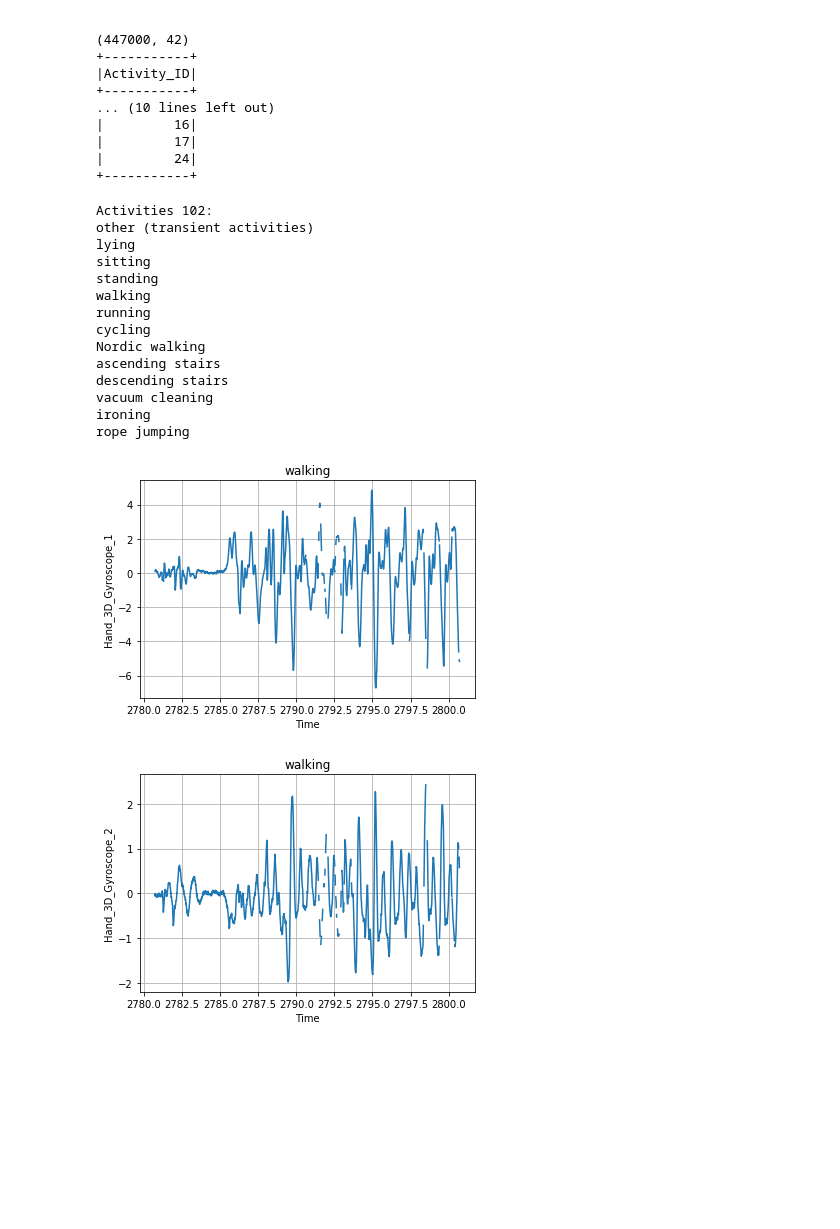
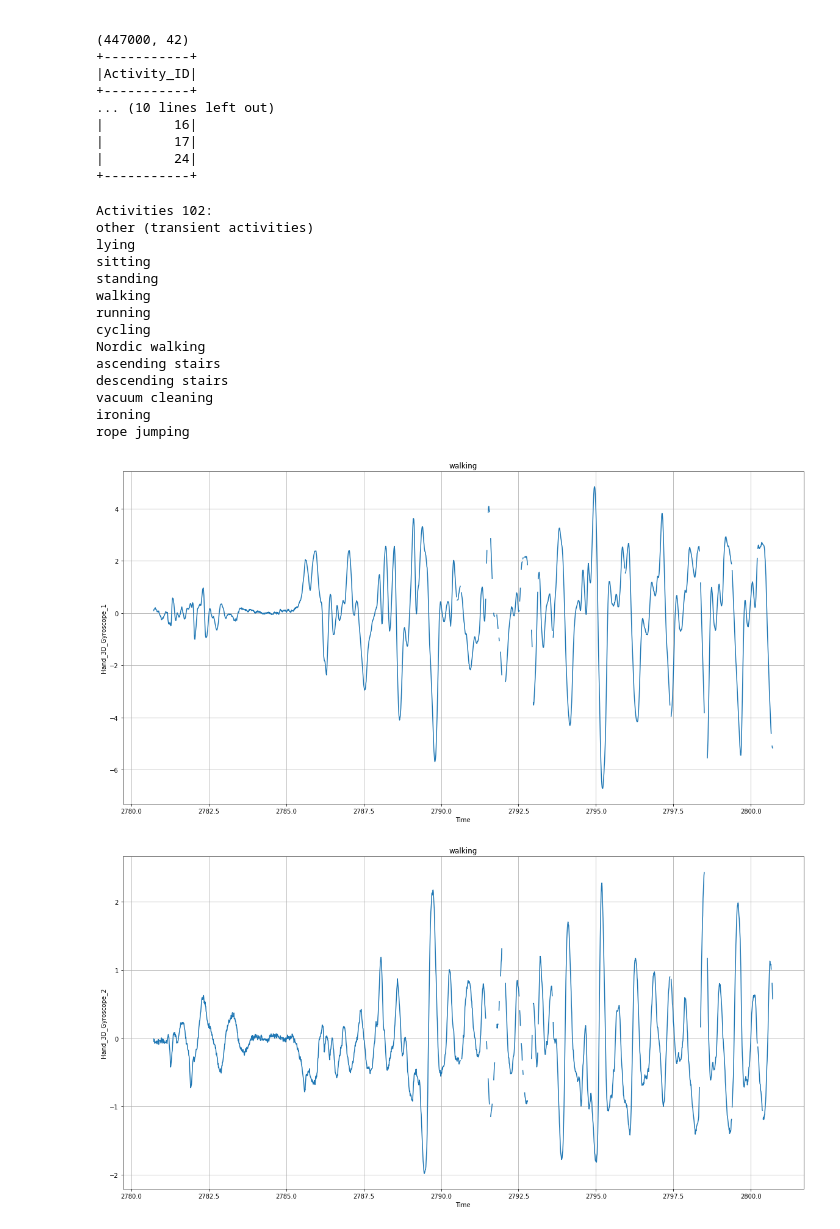
Before and after one commit to xLoSyAsHx/IAD19_ML, a Jupyter notebook: Spark_Krylov/Spark_PAMAP2_Dataset.ipynb, the cells around one changed output. Saved outputs shown, nothing was run; the diff lists cells and outputs as text; code cells hidden in the pictures; blank space fills up the shorter version.

```diff
--- a/Spark_Krylov/Spark_PAMAP2_Dataset.ipynb
+++ b/Spark_Krylov/Spark_PAMAP2_Dataset.ipynb
@@ -163,51 +192,23 @@ unique(df_102, 'Activity_ID')
 |         17|
 |         24|
 +-----------+
-# %%
-def print_available_activities(df, subject_id):
-    activities = getList(getUnique(df, 'Activity_ID', True), 'Activity_ID')
-    for i in range(len(activities)):
-        activities[i] = int(activities[i])
-
-    print('Activities ' + str(subject_id) + ':')
-    for act in activities:
-        print(activity_val_name[act])
-
-def print_sensor_graphs(df, activity_name, sensor_names, data_limit=0):
-    df = df.filter(df.Activity_ID == activity_name_val[activity_name])
-
-    if data_limit != 0:
-        df = df.limit(data_limit)
-
-    df = df.sort(df.Time_stamp)
-    x = df.select(df.Time_stamp).collect()
-
-    for sensor_name in sensor_names:
-        fig, ax = plt.subplots()
-        ax.plot(x, getList(df, sensor_name))
-        ax.set_ylabel(sensor_name)
-        ax.set_xlabel('Time')
-        ax.set_title(activity_name)
-        plt.grid(True)
-
-print_available_activities(df_102, 102)
-# %% [output]
-Activities 102:
-other (transient activities)
-lying
-sitting
-standing
-walking
-running
-cycling
-Nordic walking
-ascending stairs
-descending stairs
-vacuum cleaning
-ironing
-rope jumping
 # %%
-print_sensor_graphs(df_102, 'walking', ['Hand_3D_Gyroscope_1', 'Hand_3D_Gyroscope_2', 'Hand_3D_Gyroscope_3'], 2000)
+print_available_activities(df_102, 102)
+print_sensor_graphs2(df_102, 'walking', ['Hand_3D_Gyroscope_1', 'Hand_3D_Gyroscope_2', 'Hand_3D_Gyroscope_3'], 2000, (20, 10))
 # %% [output]
+Activities 102:
+other (transient activities)
+lying
+sitting
+standing
+walking
+running
+cycling
+Nordic walking
+ascending stairs
+descending stairs
+vacuum cleaning
+ironing
+rope jumping
-[figure, old version]
+[figure, new version]
-[figure, old version]
+[figure, new version]
```
Also changed, not shown: parts of 8 cells of this notebook, 1 other file.
